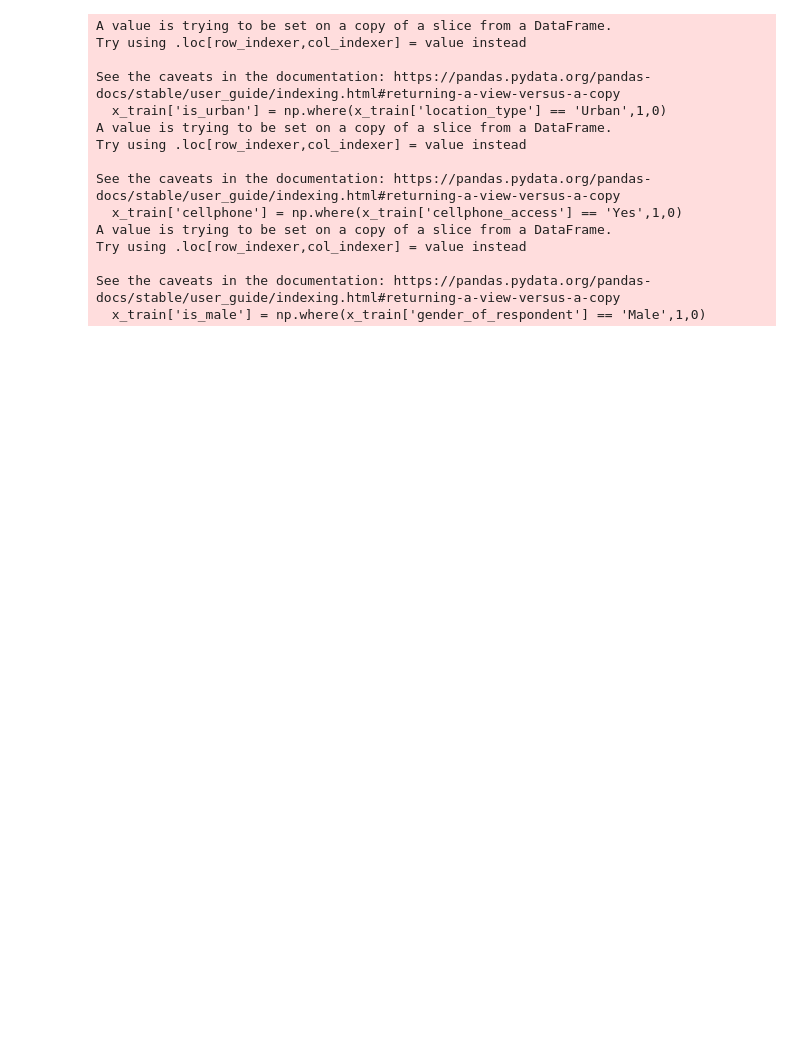
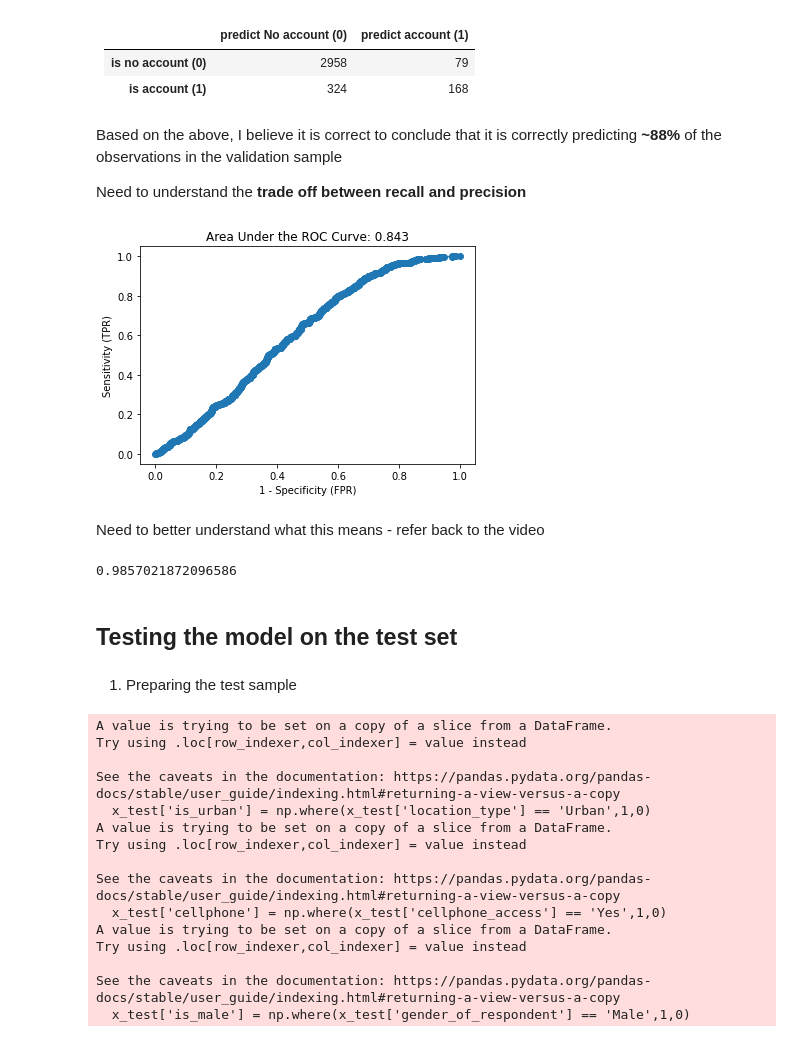
Before and after one commit to tawney-kirkland/03-mcnulty, a Jupyter notebook: data-processing.ipynb, the cells around one changed output. Saved outputs shown, nothing was run; the diff lists cells and outputs as text; code cells hidden in the pictures; blank space fills up the shorter version.

```diff
--- a/data-processing.ipynb
+++ b/data-processing.ipynb
@@ -34,0 +248,3 @@ x_train, x_val, y_train, y_val = train_test_split(x_tr, y_tr, test_size=.20, ran
+# %%
+x_val1 = scaler.transform(df_val[features])
+preds = lm_2.predict(x_val1)
@@ -35,20 +257,73 @@ x_train, x_val, y_train, y_val = train_test_split(x_tr, y_tr, test_size=.20, ran
+# %% [markdown]
+
+| | predict No account (0) | predict account (1)|
+|---|---|---|
+| **is no account (0)** | 2958 | 79|
+| **is account (1)** | 324 | 168 |
+# %% [markdown]
+Based on the above, I believe it is correct to conclude that it is correctly predicting __~88%__ of the observations in the validation sample
+
+Need to understand the __trade off between recall and precision__
+# %%
+df_val['proba_bank'] = lm_2.predict_proba(df_val[['household_size', 'age_of_respondent', 'is_urban', 'cellphone',
+       'is_male', 'county_Rwanda', 'county_Tanzania', 'county_Uganda',
+       'relationship_with_head_Head of Household',
+       'relationship_with_head_Other relative',
+       'relationship_with_head_Parent', 'relationship_with_head_Spouse',
+       'marital_status_Married/Living together',
+       'marital_status_Single/Never Married', 'marital_status_Widowed',
+       'education_level_Primary education',
+       'education_level_Secondary education',
+       'education_level_Tertiary education',
+       'education_level_Vocational/Specialised training',
+       'job_type_Formally employed Government',
+       'job_type_Formally employed Private', 'job_type_Government Dependent',
+       'job_type_Informally employed', 'job_type_No Income',
+       'job_type_Other Income', 'job_type_Remittance Dependent',
+       'job_type_Self employed']])[:, 1]
+# %%
+fpr, tpr, thresholds = roc_curve(df_val['bank_acc'],
+                                 df_val['proba_bank'])
+# %%
+def plot_roc(true, probas):
+    auc = roc_auc_score(true, probas)
+
+    plt.plot(fpr, tpr, marker='o')
+    plt.xlabel('1 - Specificity (FPR)')
+    plt.ylabel('Sensitivity (TPR)');
+    plt.title(f"Area Under the ROC Curve: {round(auc, 3)}");
+# %%
+plot_roc(df_val['bank_acc'], lm_2.predict_proba(x_val1)[:, 1])
+# %% [output]
+[figure, added]
+# %% [markdown]
+Need to better understand what this means - refer back to the video
+# %%
+mask = tpr > 0.9
+thresholds[mask].max()
+# %% [output]
+0.9857021872096586
+# %% [markdown]
+## Testing the model on the test set
+# %% [markdown]
+1. Preparing the test sample
 # %%
-x_train['is_urban'] = np.where(x_train['location_type'] == 'Urban',1,0)
-x_train['cellphone'] = np.where(x_train['cellphone_access'] == 'Yes',1,0)
-x_train['is_male'] = np.where(x_train['gender_of_respondent'] == 'Male',1,0)
+x_test['is_urban'] = np.where(x_test['location_type'] == 'Urban',1,0)
+x_test['cellphone'] = np.where(x_test['cellphone_access'] == 'Yes',1,0)
+x_test['is_male'] = np.where(x_test['gender_of_respondent'] == 'Male',1,0)
 # %% [output]
 A value is trying to be set on a copy of a slice from a DataFrame.
 Try using .loc[row_indexer,col_indexer] = value instead
 
 See the caveats in the documentation: https://pandas.pydata.org/pandas-docs/stable/user_guide/indexing.html#returning-a-view-versus-a-copy
-  x_train['is_urban'] = np.where(x_train['location_type'] == 'Urban',1,0)
+  x_test['is_urban'] = np.where(x_test['location_type'] == 'Urban',1,0)
 A value is trying to be set on a copy of a slice from a DataFrame.
 Try using .loc[row_indexer,col_indexer] = value instead
 
 See the caveats in the documentation: https://pandas.pydata.org/pandas-docs/stable/user_guide/indexing.html#returning-a-view-versus-a-copy
-  x_train['cellphone'] = np.where(x_train['cellphone_access'] == 'Yes',1,0)
+  x_test['cellphone'] = np.where(x_test['cellphone_access'] == 'Yes',1,0)
 A value is trying to be set on a copy of a slice from a DataFrame.
 Try using .loc[row_indexer,col_indexer] = value instead
 
 See the caveats in the documentation: https://pandas.pydata.org/pandas-docs/stable/user_guide/indexing.html#returning-a-view-versus-a-copy
-  x_train['is_male'] = np.where(x_train['gender_of_respondent'] == 'Male',1,0)
+  x_test['is_male'] = np.where(x_test['gender_of_respondent'] == 'Male',1,0)
```
Also changed, not shown: parts of 44 cells of this notebook.
